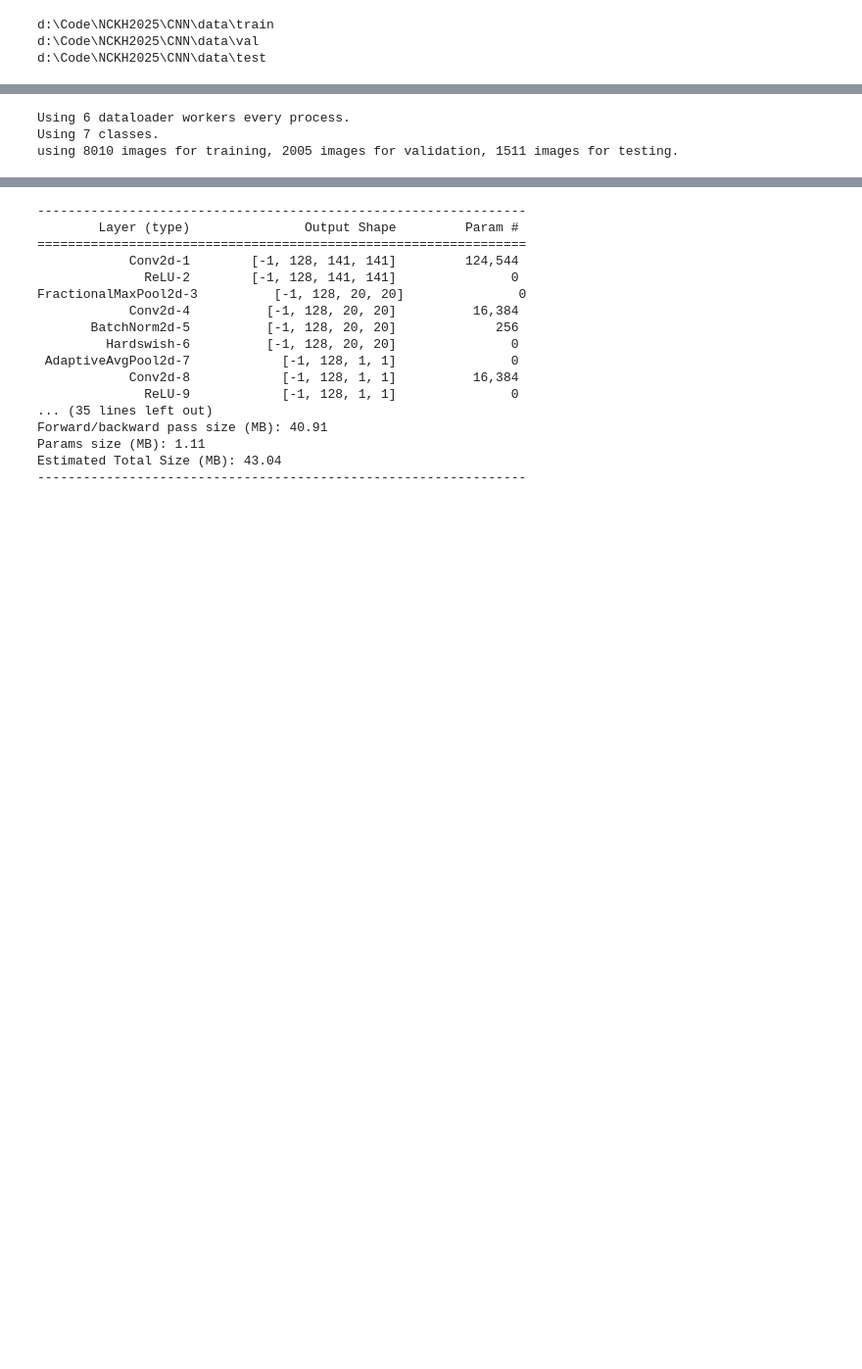
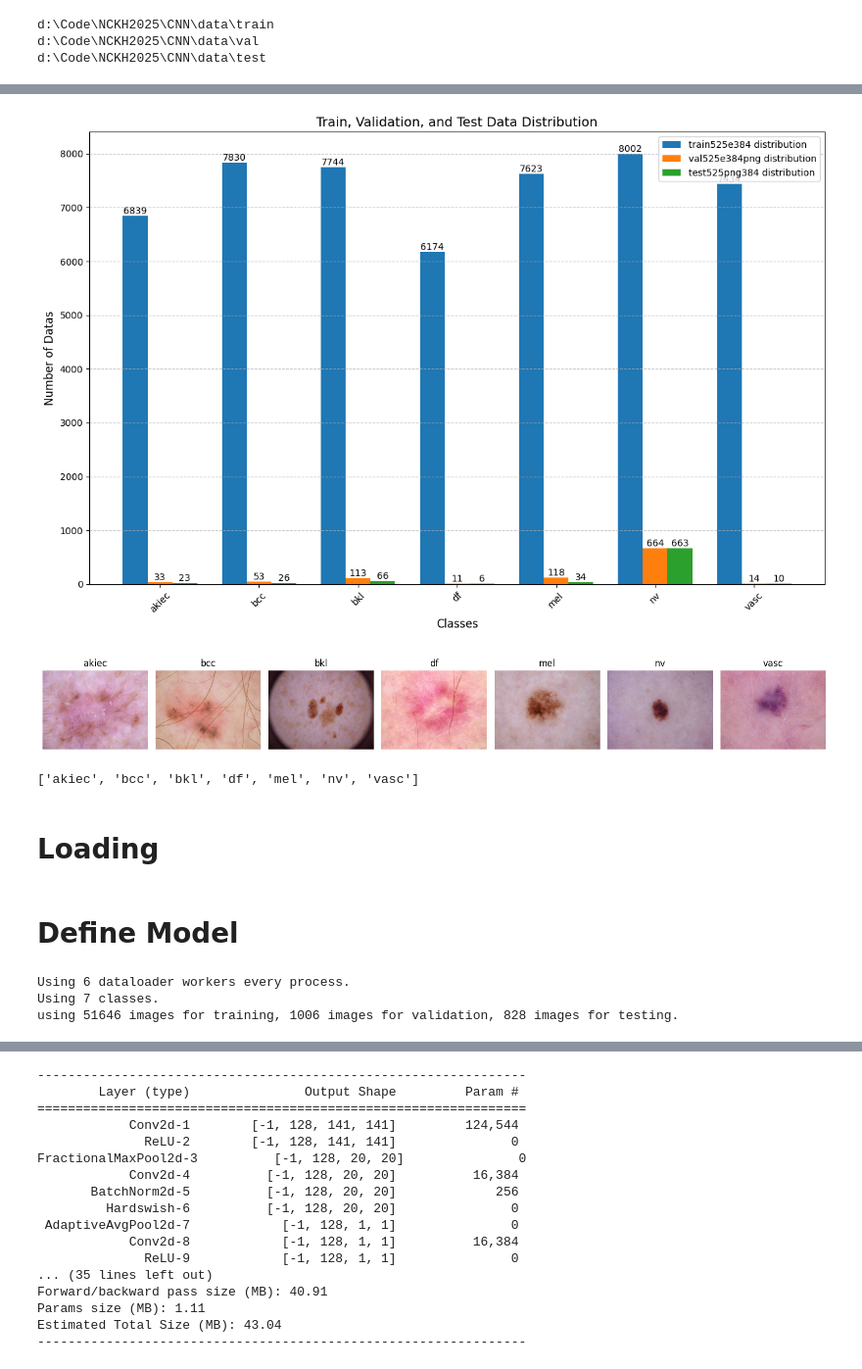
Before and after one commit to Tiendat06/NCKH2025, a Jupyter notebook: CNN/notebooks/my_model.ipynb, the cells around one changed output, grey strips where cells are left out. Shown at 98% size. Saved outputs shown, nothing was run; the diff lists cells and outputs as text; code cells hidden in the pictures; blank space fills up the shorter version.

```diff
--- a/CNN/notebooks/my_model.ipynb
+++ b/CNN/notebooks/my_model.ipynb
@@ -89,2 +196,47 @@ d:\Code\NCKH2025\CNN\data\test
+# %%
+plot_distribution(data_folder, ['train525e384', 'val525e384png', 'test525png384'])
+# %% [output]
+[figure, added]
+# %%
+def load_one_image_per_class(data_folder):
+    train_path = os.path.join(data_folder, 'train')
+    images_per_class = {}
+
+    if os.path.exists(train_path):
+        for dirpath, dirnames, filenames in os.walk(train_path):
+            for dirname in dirnames:
+                subfolder_path = os.path.join(dirpath, dirname)
+                # Get all image files in the subfolder
+                image_files = [f for f in os.listdir(subfolder_path) if os.path.isfile(os.path.join(subfolder_path, f))]
+                if image_files:
+                    # Randomly select one image
+                    selected_image = random.choice(image_files)
+                    images_per_class[dirname] = os.path.join(subfolder_path, selected_image)
+
+    return images_per_class
+
+images_per_class = load_one_image_per_class(data_folder)
+
+# Display the images in one line
+plt.figure(figsize=(15, 5))  # Set the figure size
+for i, (label, image_path) in enumerate(images_per_class.items()):
+    img = mpimg.imread(image_path)  # Load the image
+    plt.subplot(1, len(images_per_class), i + 1)  # Create a subplot for each image in one row
+    plt.imshow(img)  # Display the image
+    plt.title(label)  # Set the title as the class label
+    plt.axis('off')  # Hide the axes
+
+plt.tight_layout()
+plt.show()
+# %% [output]
+[figure, added]
+# %%
+class_names = [d for d in os.listdir(train_dataset) if os.path.isdir(os.path.join(train_dataset, d))]
+n_classes = len(class_names)
+print(class_names)
+# %% [output]
+['akiec', 'bcc', 'bkl', 'df', 'mel', 'nv', 'vasc']
+# %% [markdown]
+# Loading
 # %%
 def get_data(trans_test='312'):
@@ -145,13 +296,15 @@ def get_data(trans_test='312'):
     print("using {} images for training, {} images for validation, {} images for testing.".format(train_num,
                                                                                                   val_num,
                                                                                                   test_num))
+# %% [markdown]
+# Define Model
 # %%
-BatchSize = 168
+BatchSize = 32
 V_size = 40
 T_size = 32
-train_doc = "train"
-val_doc = "val"
-test_doc = "test"
+train_doc = "train525e384"
+val_doc = "val525e384png"
+test_doc = "test525png384"
 
 nw = min([os.cpu_count(), BatchSize if BatchSize > 1 else 0, 6])
 print(f'Using {nw} dataloader workers every process.')
@@ -159,4 +312,4 @@ get_data()
 # %% [output]
 Using 6 dataloader workers every process.
 Using 7 classes.
-using 8010 images for training, 2005 images for validation, 1511 images for testing.
+using 51646 images for training, 1006 images for validation, 828 images for testing.
```
Also changed, not shown: parts of 43 cells of this notebook, 6 other files.
